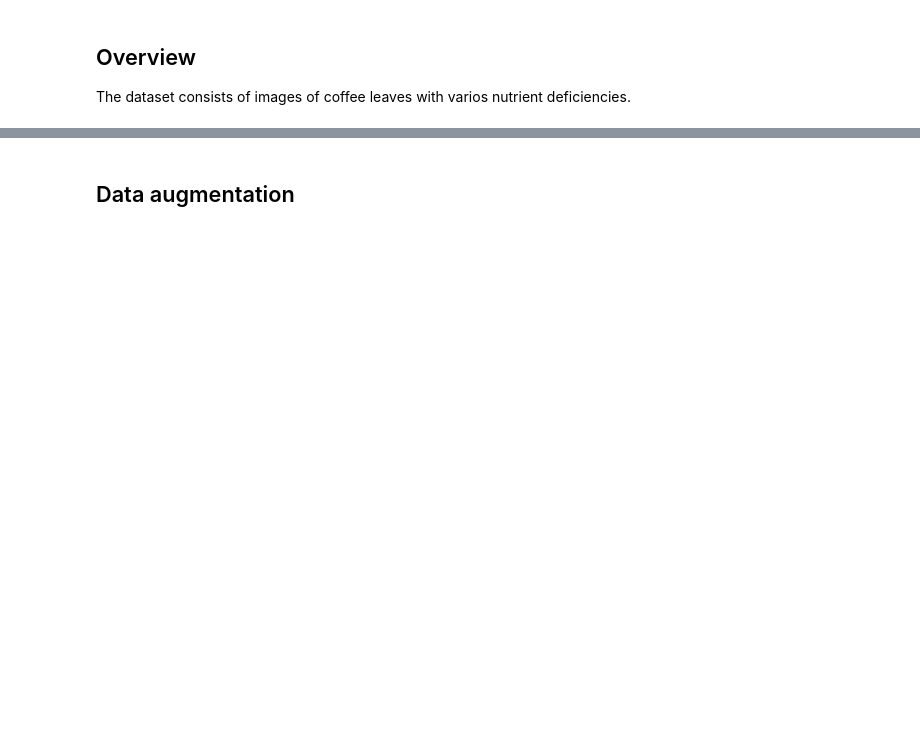
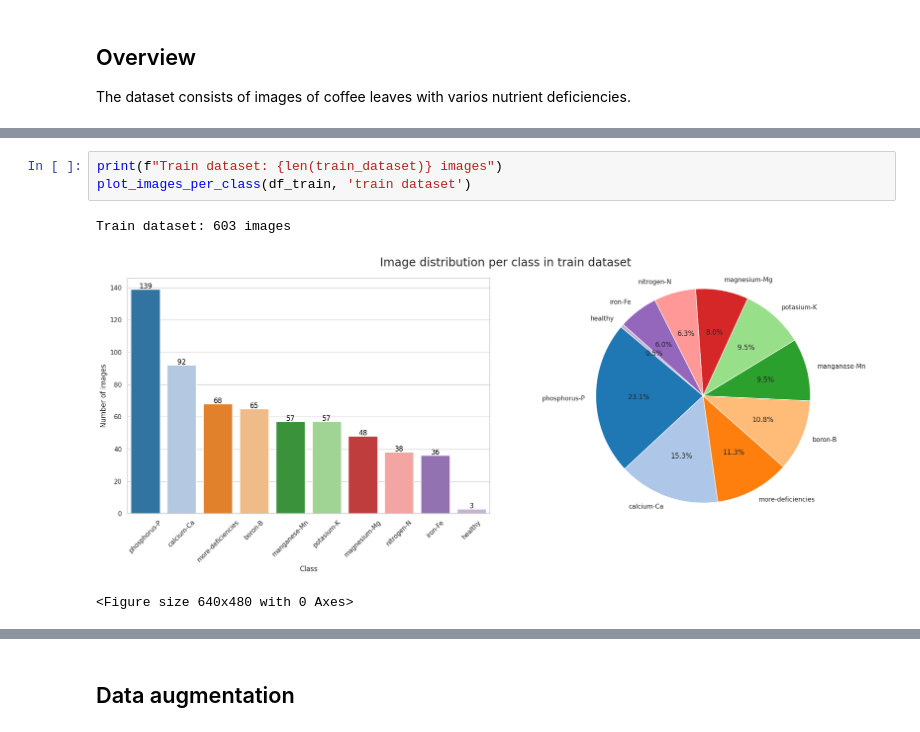
Before and after one commit to encars28/CoLeaf-CNN, a Jupyter notebook: data.ipynb, the cells around one changed output, grey strips where cells are left out. Saved outputs shown, nothing was run; the diff lists cells and outputs as text; blank space fills up the shorter version.

```diff
--- a/data.ipynb
+++ b/data.ipynb
@@ -45,0 +96,7 @@ plt.show()
+# %%
+print(f"Train dataset: {len(train_dataset)} images")
+plot_images_per_class(df_train, 'train dataset')
+# %% [output]
+Train dataset: 603 images
+[figure, added]
+<Figure size 640x480 with 0 Axes>
```
Also changed, not shown: parts of 16 cells of this notebook, 14 other files.
